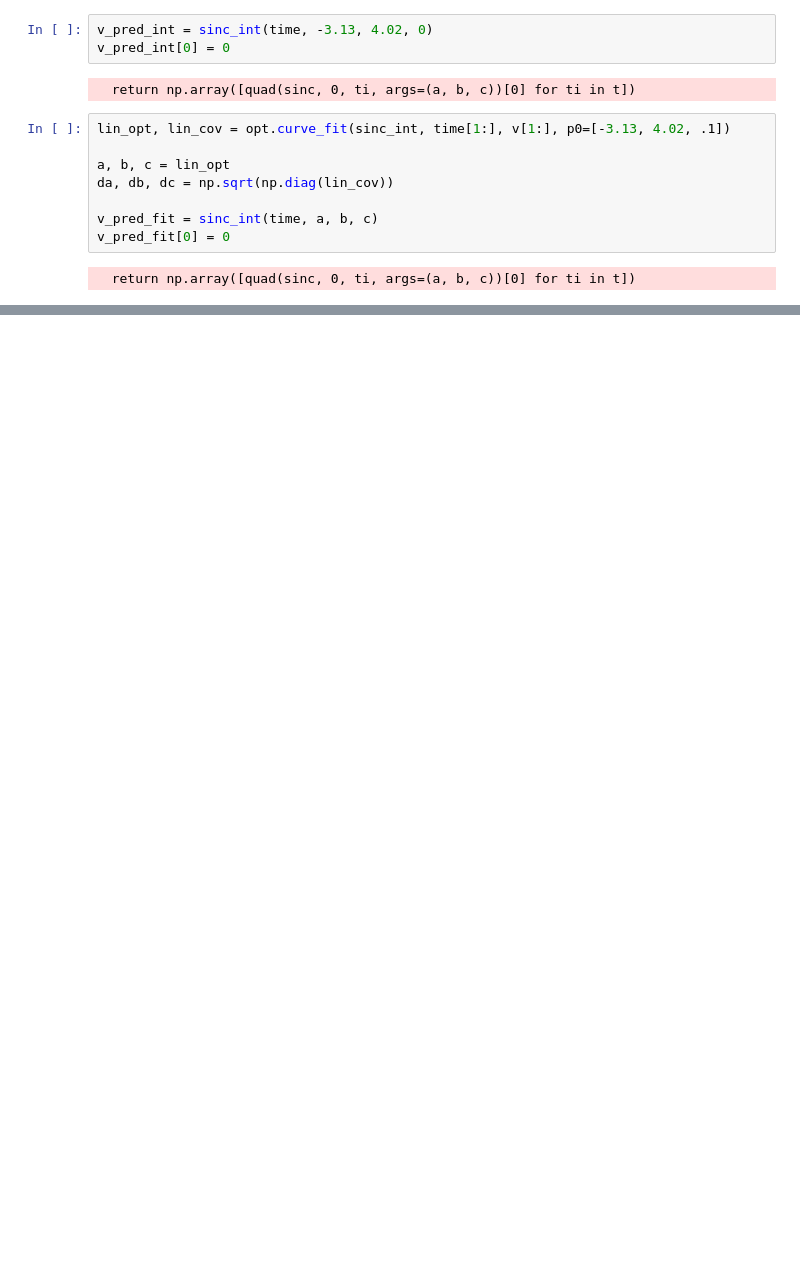
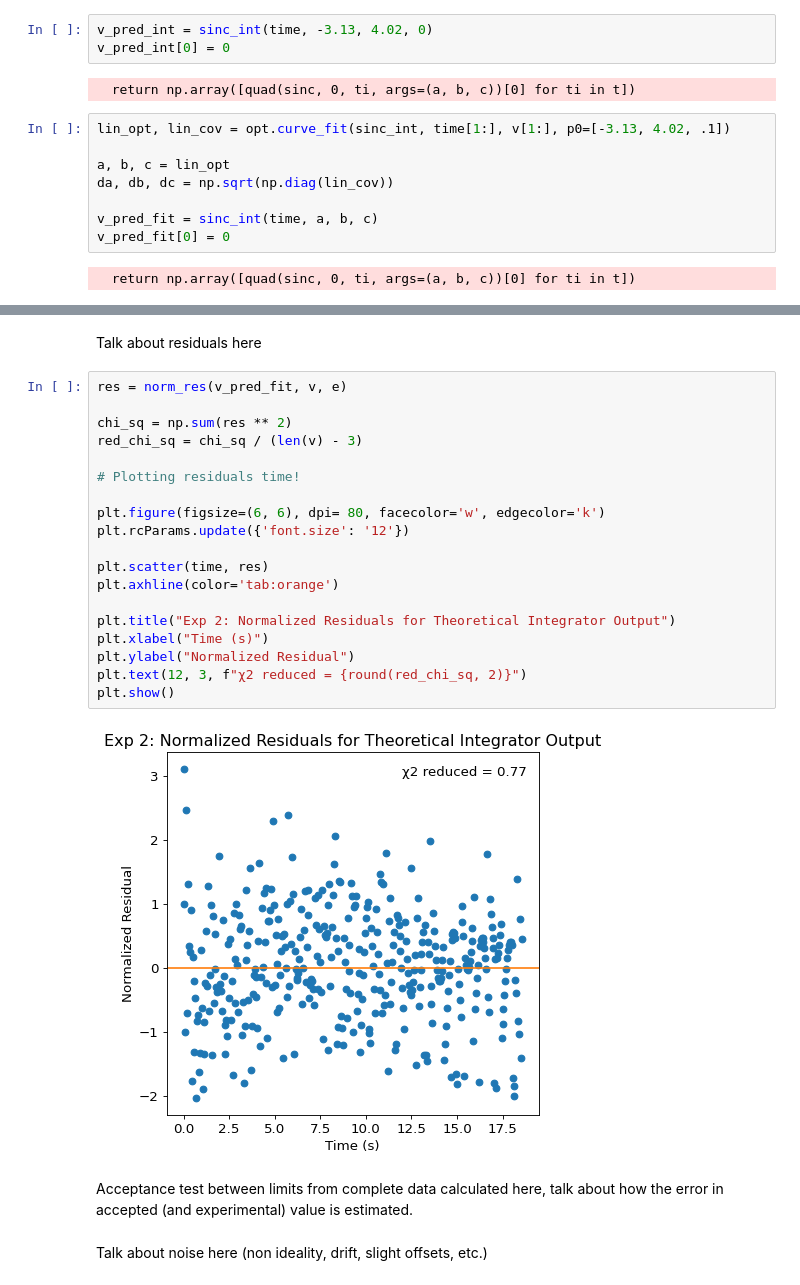
Before and after one commit to matthew-ding/physics5bl, a Jupyter notebook: Capstone/Plots.ipynb, the cells around one changed output, grey strips where cells are left out. Drawn from its saved outputs; the diff is of its cells as text; blank space fills up the shorter version.

```diff
--- a/Capstone/Plots.ipynb
+++ b/Capstone/Plots.ipynb
@@ -105,0 +125,27 @@ print(da,db,dc)
+# %% [markdown]
+Talk about residuals here
+# %%
+res = norm_res(v_pred_fit, v, e)
+
+chi_sq = np.sum(res ** 2)
+red_chi_sq = chi_sq / (len(v) - 3)
+
+# Plotting residuals time!
+
+plt.figure(figsize=(6, 6), dpi= 80, facecolor='w', edgecolor='k')
+plt.rcParams.update({'font.size': '12'})
+
+plt.scatter(time, res)
+plt.axhline(color='tab:orange')
+
+plt.title("Exp 2: Normalized Residuals for Theoretical Integrator Output")
+plt.xlabel("Time (s)")
+plt.ylabel("Normalized Residual")
+plt.text(12, 3, f"χ2 reduced = {round(red_chi_sq, 2)}")
+plt.show()
+# %% [output]
+[figure, added]
+# %% [markdown]
+Acceptance test between limits from complete data calculated here, talk about how the error in accepted (and experimental) value is estimated.
+# %% [markdown]
+Talk about noise here (non ideality, drift, slight offsets, etc.)
```
Also changed, not shown: parts of 11 cells of this notebook.
